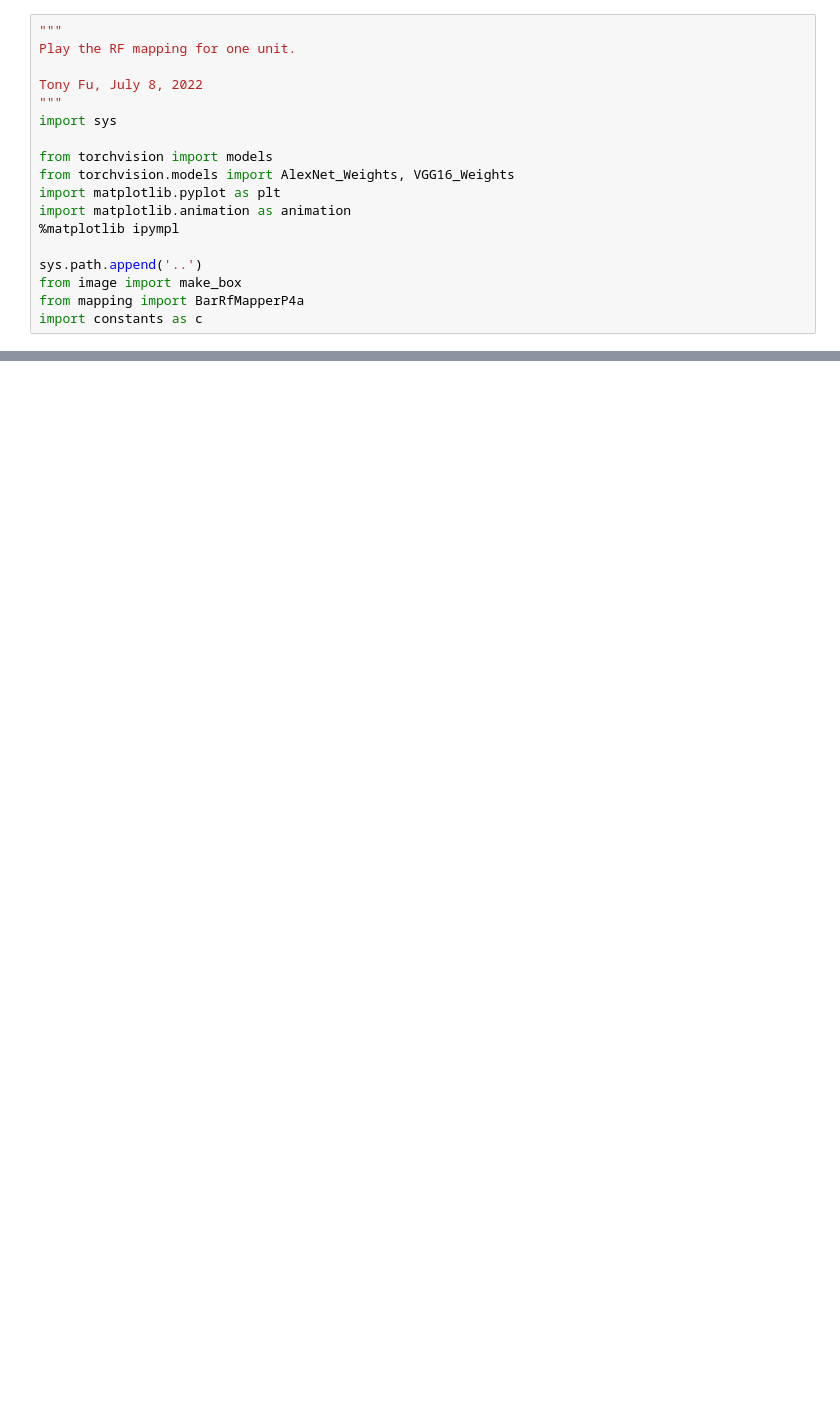
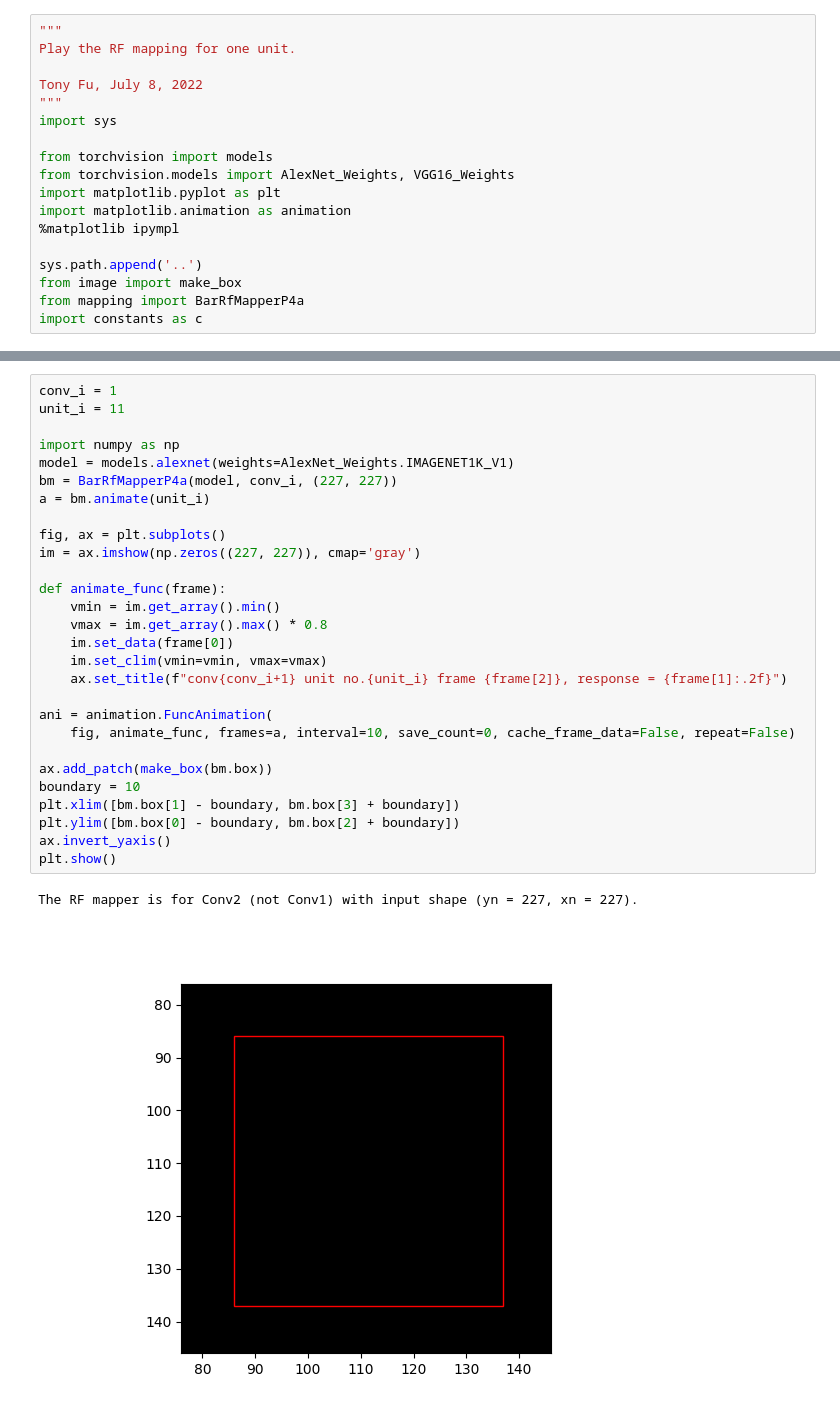
Before and after one commit to tonyfu97/RF-Mapping, a Jupyter notebook: src/rf_mapping/experiments/rfmp4a_playback.ipynb, the cells around one changed output, grey strips where cells are left out. Drawn from its saved outputs; the diff is of its cells as text; blank space fills up the shorter version.

Commit message:
adding subplots to animation

```diff
--- a/src/rf_mapping/experiments/rfmp4a_playback.ipynb
+++ b/src/rf_mapping/experiments/rfmp4a_playback.ipynb
@@ -43,0 +47,31 @@ The RF mapper is for Conv2 (not Conv1) with input shape (yn = 227, xn = 227).
+# %%
+conv_i = 1
+unit_i = 11
+
+import numpy as np
+model = models.alexnet(weights=AlexNet_Weights.IMAGENET1K_V1)
+bm = BarRfMapperP4a(model, conv_i, (227, 227))
+a = bm.animate(unit_i)
+
+fig, ax = plt.subplots()
+im = ax.imshow(np.zeros((227, 227)), cmap='gray')
+
+def animate_func(frame):
+    vmin = im.get_array().min()
+    vmax = im.get_array().max() * 0.8
+    im.set_data(frame[0])
+    im.set_clim(vmin=vmin, vmax=vmax)
+    ax.set_title(f"conv{conv_i+1} unit no.{unit_i} frame {frame[2]}, response = {frame[1]:.2f}")
+
+ani = animation.FuncAnimation(
+    fig, animate_func, frames=a, interval=10, save_count=0, cache_frame_data=False, repeat=False)
+
+ax.add_patch(make_box(bm.box))
+boundary = 10
+plt.xlim([bm.box[1] - boundary, bm.box[3] + boundary])
+plt.ylim([bm.box[0] - boundary, bm.box[2] + boundary])
+ax.invert_yaxis()
+plt.show()
+# %% [output]
+The RF mapper is for Conv2 (not Conv1) with input shape (yn = 227, xn = 227).
+[figure, added]
```
Also changed, not shown: parts of 2 cells of this notebook, 2 other files.
